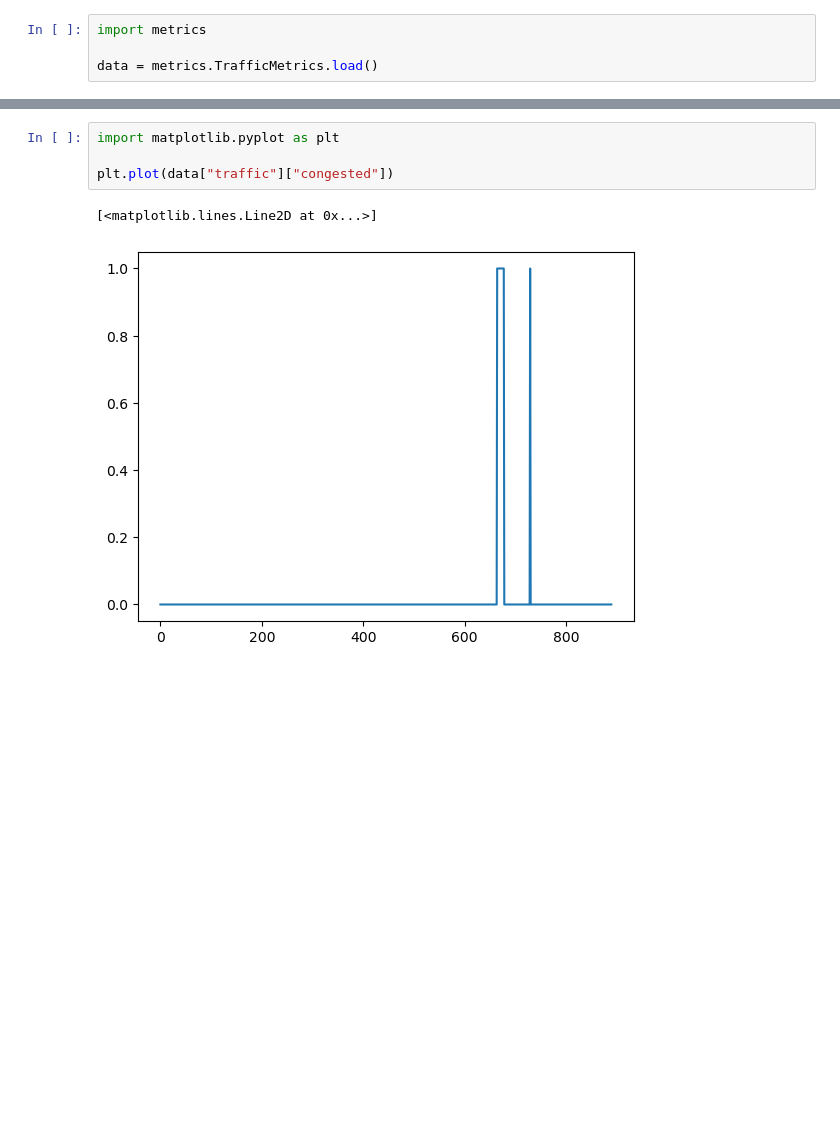
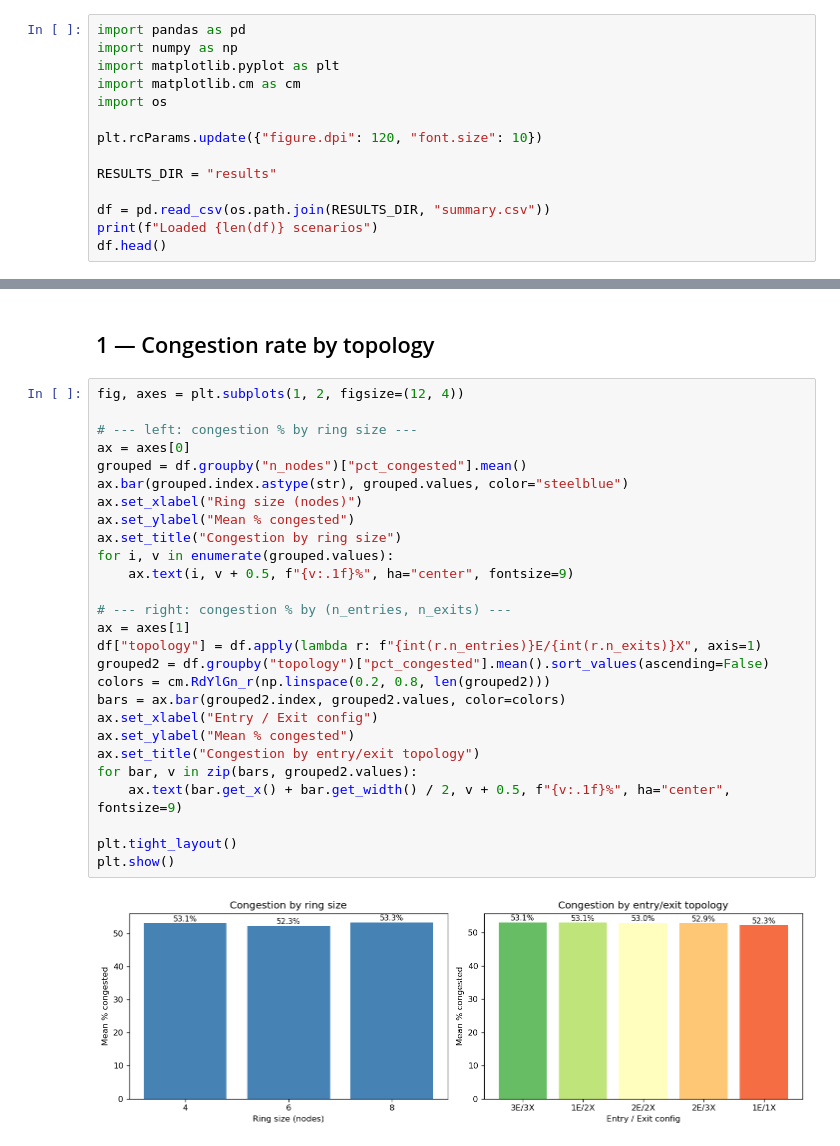
Before and after one commit to vassilvdimitrov-web/P-S_Gibbs_Clifford, a Jupyter notebook: traffic_congestion/analyize_data.ipynb, the cells around one changed output, grey strips where cells are left out. Saved outputs shown, nothing was run; the diff lists cells and outputs as text; blank space fills up the shorter version.

```diff
--- a/traffic_congestion/analyize_data.ipynb
+++ b/traffic_congestion/analyize_data.ipynb
@@ -1,4 +1,14 @@
 # %%
-import metrics
+import pandas as pd
+import numpy as np
+import matplotlib.pyplot as plt
+import matplotlib.cm as cm
+import os
 
-data = metrics.TrafficMetrics.load()
+plt.rcParams.update({"figure.dpi": 120, "font.size": 10})
+
+RESULTS_DIR = "results"
+
+df = pd.read_csv(os.path.join(RESULTS_DIR, "summary.csv"))
+print(f"Loaded {len(df)} scenarios")
+df.head()
@@ -5,7 +23,31 @@ data = metrics.TrafficMetrics.load()
-# %%
-import matplotlib.pyplot as plt
-
-plt.plot(data["traffic"]["congested"])
-# %% [output]
-[<matplotlib.lines.Line2D at 0x...>]
-[figure, removed]
+# %% [markdown]
+## 1 — Congestion rate by topology
+# %%
+fig, axes = plt.subplots(1, 2, figsize=(12, 4))
+
+# --- left: congestion % by ring size ---
+ax = axes[0]
+grouped = df.groupby("n_nodes")["pct_congested"].mean()
+ax.bar(grouped.index.astype(str), grouped.values, color="steelblue")
+ax.set_xlabel("Ring size (nodes)")
+ax.set_ylabel("Mean % congested")
+ax.set_title("Congestion by ring size")
+for i, v in enumerate(grouped.values):
+    ax.text(i, v + 0.5, f"{v:.1f}%", ha="center", fontsize=9)
+
+# --- right: congestion % by (n_entries, n_exits) ---
+ax = axes[1]
+df["topology"] = df.apply(lambda r: f"{int(r.n_entries)}E/{int(r.n_exits)}X", axis=1)
+grouped2 = df.groupby("topology")["pct_congested"].mean().sort_values(ascending=False)
+colors = cm.RdYlGn_r(np.linspace(0.2, 0.8, len(grouped2)))
+bars = ax.bar(grouped2.index, grouped2.values, color=colors)
+ax.set_xlabel("Entry / Exit config")
+ax.set_ylabel("Mean % congested")
+ax.set_title("Congestion by entry/exit topology")
+for bar, v in zip(bars, grouped2.values):
+    ax.text(bar.get_x() + bar.get_width() / 2, v + 0.5, f"{v:.1f}%", ha="center", fontsize=9)
+
+plt.tight_layout()
+plt.show()
+# %% [output]
+[figure, added]
```
Also changed, not shown: parts of 11 cells of this notebook, 3 other files.
